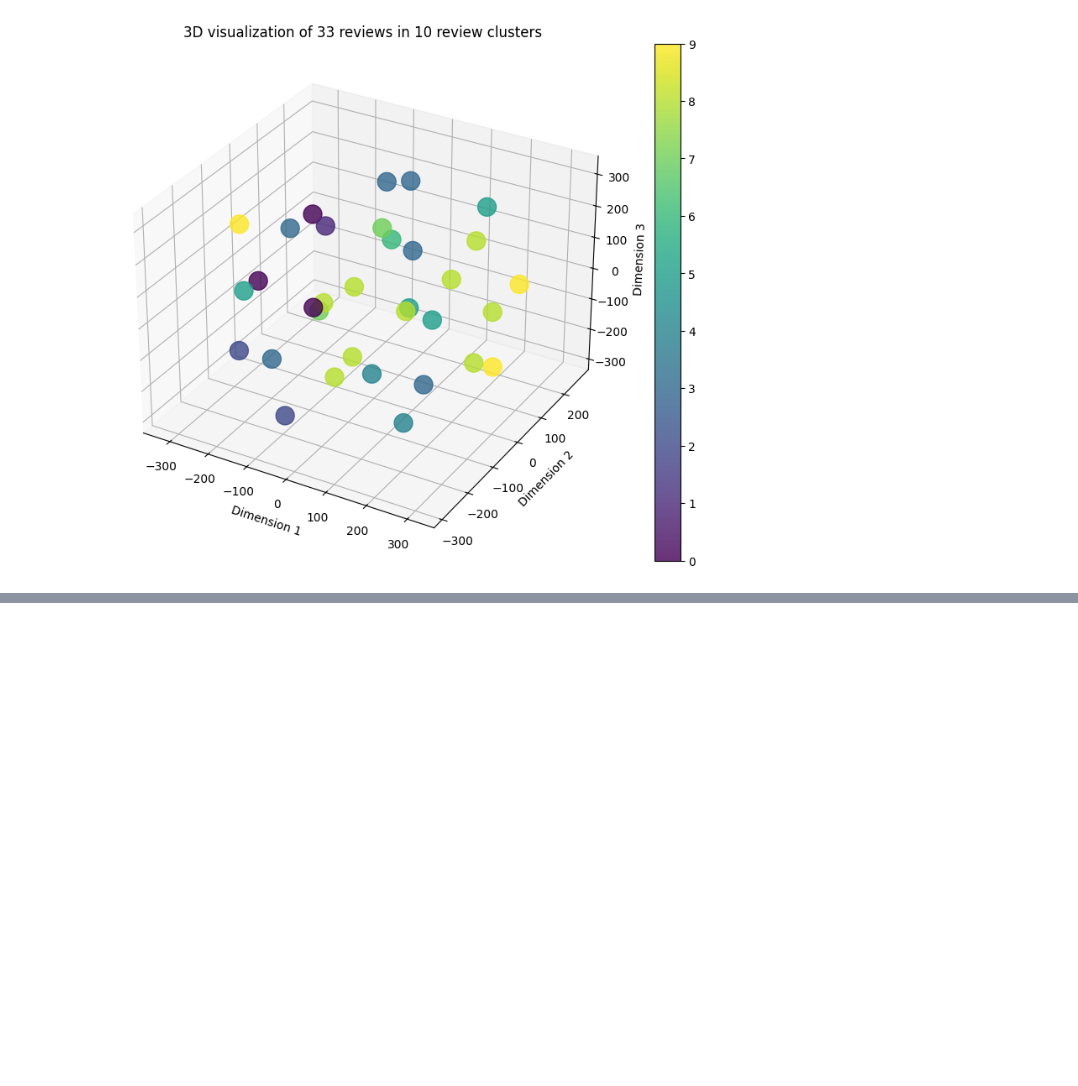
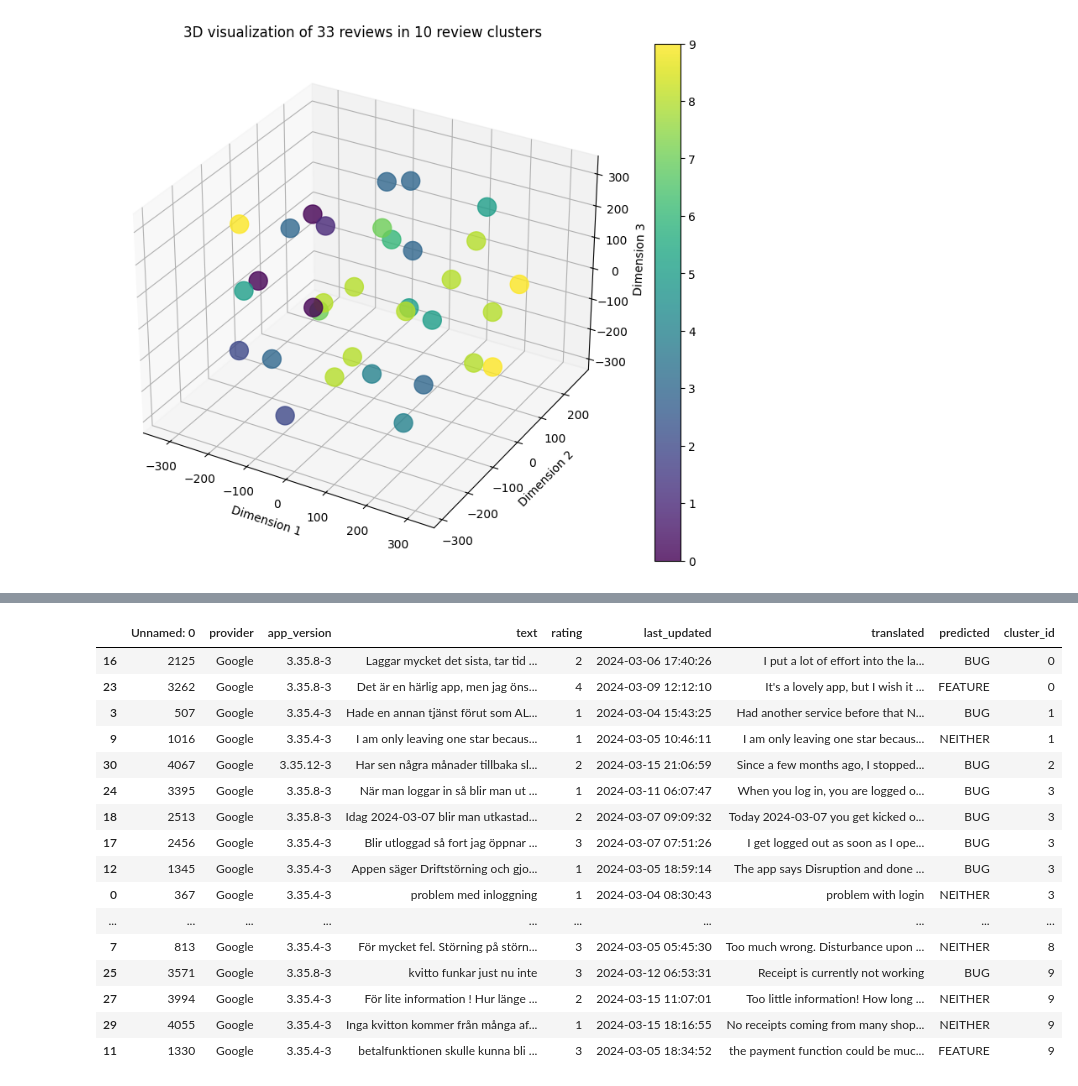
Before and after one commit to emilwennstrom/llm-review-analyzer, a Jupyter notebook: notebooks/main_nb.ipynb, the cells around one changed output, grey strips where cells are left out. Saved outputs shown, nothing was run; the diff lists cells and outputs as text; code cells hidden in the pictures; blank space fills up the shorter version.

```diff
--- a/notebooks/main_nb.ipynb
+++ b/notebooks/main_nb.ipynb
@@ -168,0 +197,20 @@ plt.show()
+# %%
+df.sort_values(by='cluster_id', ascending=True)
+# %% [output]
+|  | Unnamed: 0 | provider | app_version | text | rating | last_updated | translated | predicted | cluster_id |
+| 16 | 2125 | Google | 3.35.8-3 | Laggar mycket det sista, tar tid ... | 2 | 2024-03-06 17:40:26 | I put a lot of effort into the la... | BUG | 0 |
+| 23 | 3262 | Google | 3.35.8-3 | Det är en härlig app, men jag öns... | 4 | 2024-03-09 12:12:10 | It's a lovely app, but I wish it ... | FEATURE | 0 |
+| 3 | 507 | Google | 3.35.4-3 | Hade en annan tjänst förut som AL... | 1 | 2024-03-04 15:43:25 | Had another service before that N... | BUG | 1 |
+| 9 | 1016 | Google | 3.35.4-3 | I am only leaving one star becaus... | 1 | 2024-03-05 10:46:11 | I am only leaving one star becaus... | NEITHER | 1 |
+| 30 | 4067 | Google | 3.35.12-3 | Har sen några månader tillbaka sl... | 2 | 2024-03-15 21:06:59 | Since a few months ago, I stopped... | BUG | 2 |
+| 24 | 3395 | Google | 3.35.8-3 | När man loggar in så blir man ut ... | 1 | 2024-03-11 06:07:47 | When you log in, you are logged o... | BUG | 3 |
+| 18 | 2513 | Google | 3.35.8-3 | Idag 2024-03-07 blir man utkastad... | 2 | 2024-03-07 09:09:32 | Today 2024-03-07 you get kicked o... | BUG | 3 |
+| 17 | 2456 | Google | 3.35.4-3 | Blir utloggad så fort jag öppnar ... | 3 | 2024-03-07 07:51:26 | I get logged out as soon as I ope... | BUG | 3 |
+| 12 | 1345 | Google | 3.35.4-3 | Appen säger Driftstörning och gjo... | 1 | 2024-03-05 18:59:14 | The app says Disruption and done ... | BUG | 3 |
+| 0 | 367 | Google | 3.35.4-3 | problem med inloggning | 1 | 2024-03-04 08:30:43 | problem with login | NEITHER | 3 |
+| ... | ... | ... | ... | ... | ... | ... | ... | ... | ... |
+| 7 | 813 | Google | 3.35.4-3 | För mycket fel. Störning på störn... | 3 | 2024-03-05 05:45:30 | Too much wrong. Disturbance upon ... | NEITHER | 8 |
+| 25 | 3571 | Google | 3.35.8-3 | kvitto funkar just nu inte | 3 | 2024-03-12 06:53:31 | Receipt is currently not working | BUG | 9 |
+| 27 | 3994 | Google | 3.35.4-3 | För lite information ! Hur länge ... | 2 | 2024-03-15 11:07:01 | Too little information! How long ... | NEITHER | 9 |
+| 29 | 4055 | Google | 3.35.4-3 | Inga kvitton kommer från många af... | 1 | 2024-03-15 18:16:55 | No receipts coming from many shop... | NEITHER | 9 |
+| 11 | 1330 | Google | 3.35.4-3 | betalfunktionen skulle kunna bli ... | 3 | 2024-03-05 18:34:52 | the payment function could be muc... | FEATURE | 9 |
```
Also changed, not shown: parts of 5 cells of this notebook, 5 other files.
